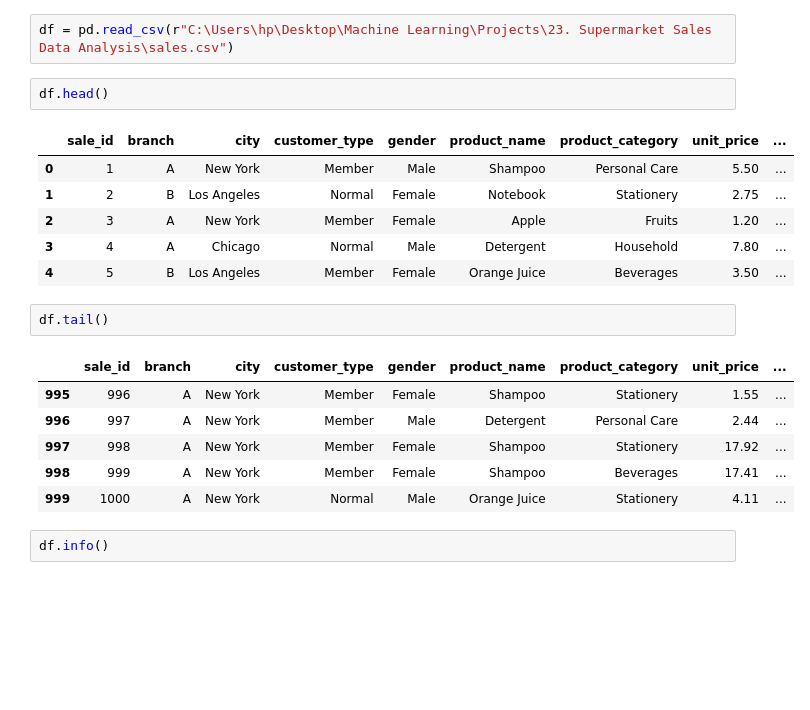
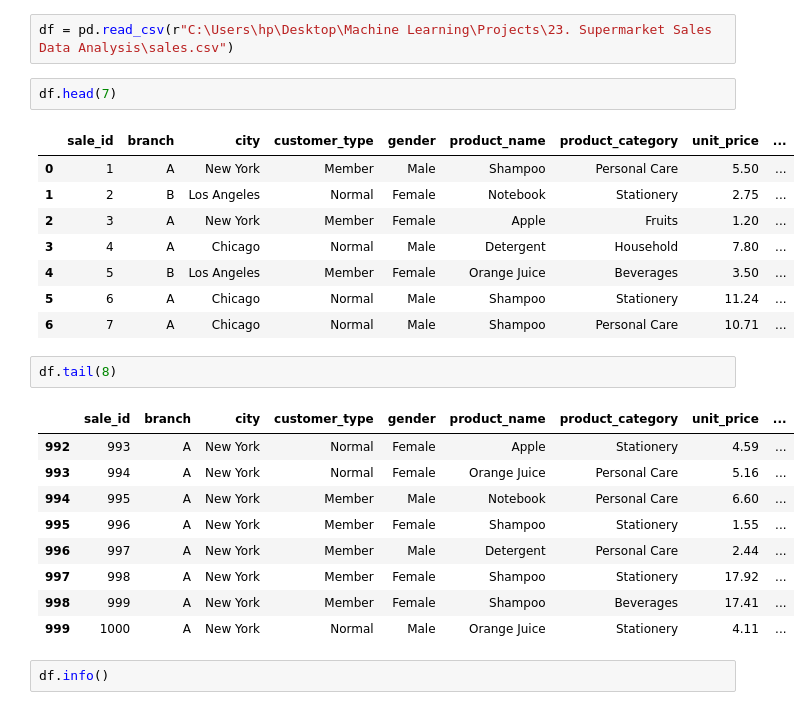
Before and after one commit to abwakujeff/Supermarket-Sales-Data-Analysis, a Jupyter notebook: Supermarket_Sales_Data_Analysis .ipynb, the cells around one changed output. Saved outputs shown, nothing was run; the diff lists cells and outputs as text; blank space fills up the shorter version.

```diff
--- a/Supermarket_Sales_Data_Analysis .ipynb
+++ b/Supermarket_Sales_Data_Analysis .ipynb
@@ -9,7 +9,7 @@ from plotly.subplots import make_subplots
 # %%
 df = pd.read_csv(r"C:\Users\hp\Desktop\Machine Learning\Projects\23. Supermarket Sales Data Analysis\sales.csv")
 # %%
-df.head()
+df.head(7)
 # %% [output]
 |  | sale_id | branch | city | customer_type | gender | product_name | product_category | unit_price | ... |
 | 0 | 1 | A | New York | Member | Male | Shampoo | Personal Care | 5.50 | ... |
@@ -17,10 +17,15 @@ df.head()
 | 2 | 3 | A | New York | Member | Female | Apple | Fruits | 1.20 | ... |
 | 3 | 4 | A | Chicago | Normal | Male | Detergent | Household | 7.80 | ... |
 | 4 | 5 | B | Los Angeles | Member | Female | Orange Juice | Beverages | 3.50 | ... |
+| 5 | 6 | A | Chicago | Normal | Male | Shampoo | Stationery | 11.24 | ... |
+| 6 | 7 | A | Chicago | Normal | Male | Shampoo | Personal Care | 10.71 | ... |
 # %%
-df.tail()
+df.tail(8)
 # %% [output]
 |  | sale_id | branch | city | customer_type | gender | product_name | product_category | unit_price | ... |
+| 992 | 993 | A | New York | Normal | Female | Apple | Stationery | 4.59 | ... |
+| 993 | 994 | A | New York | Normal | Female | Orange Juice | Personal Care | 5.16 | ... |
+| 994 | 995 | A | New York | Member | Male | Notebook | Personal Care | 6.60 | ... |
 | 995 | 996 | A | New York | Member | Female | Shampoo | Stationery | 1.55 | ... |
 | 996 | 997 | A | New York | Member | Male | Detergent | Personal Care | 2.44 | ... |
 | 997 | 998 | A | New York | Member | Female | Shampoo | Stationery | 17.92 | ... |
```
Also changed, not shown: parts of 2 cells of this notebook.
